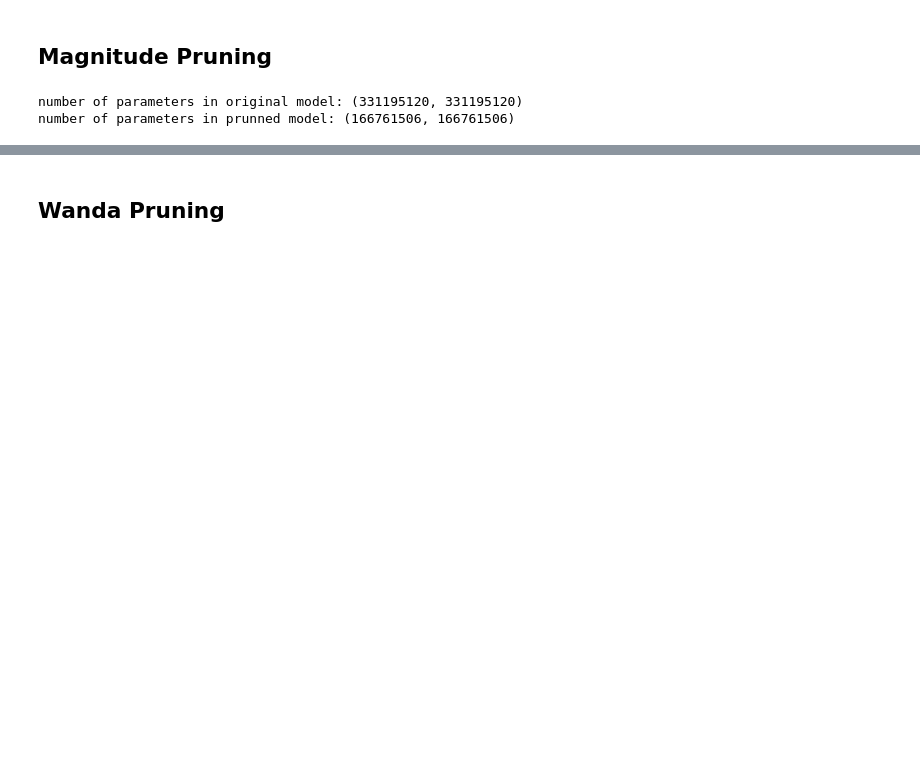
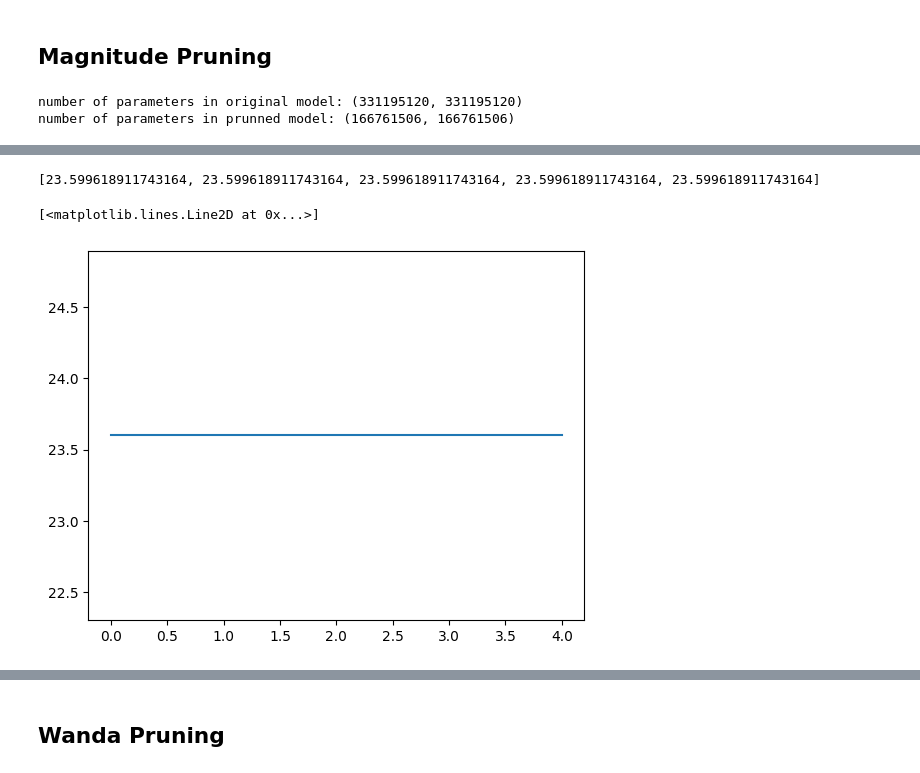
Before and after one commit to schmittnicolas/pruning-llm-nlp-project, a Jupyter notebook: src/demo.ipynb, the cells around one changed output, grey strips where cells are left out. Drawn from its saved outputs; the diff is of its cells as text; code cells hidden in the pictures; blank space fills up the shorter version.

```diff
--- a/src/demo.ipynb
+++ b/src/demo.ipynb
@@ -48,9 +43,10 @@ def count_parameters(model):
 
     return total_nonzero_params, trainable_nonzero_params
 # %%
+prunedModelConfig = modelConfig.copy_model()
+
 original_model = modelConfig.model
-
-prunned_model = modelConfig.copy_model()
+prunned_model = prunedModelConfig.model
 
 pruning_result = magnitude_pruning(prunned_model, 0.5)
 
@@ -79,0 +67,15 @@ AttributeError: 'OPTForCausalLM' object has no attribute 'tokenizer'
+# %%
+from evaluation_pruning import global_evaluation
+
+device = torch.device("cuda:0" if torch.cuda.is_available() else "cpu")
+original_model.to(device)
+prunned_model.to(device)
+
+results = []
+ratios = range(1, 90, 10)
+for ratio in ratios:
+    ratio = ratio / 100
+    print(f"Pruning ratio: {ratio}")
+    tmpModelConfig = modelConfig.copy_model()
+    pruning_result = magnitude_pruning(prunned_model, ratio)
+    results.append(global_evaluation(tmpModelConfig, device=device))
@@ -79,0 +90,8 @@ AttributeError: 'OPTForCausalLM' object has no attribute 'tokenizer'
+# %%
+perplexities = [result["perplexity"]["test_ppl"] for result in results]
+print(perplexities)
+plt.plot(perplexities)
+# %% [output]
+[23.599618911743164, 23.599618911743164, 23.599618911743164, 23.599618911743164, 23.599618911743164]
+[<matplotlib.lines.Line2D at 0x...>]
+[figure, added]
```
Also changed, not shown: parts of 7 cells of this notebook, 2 other files.
